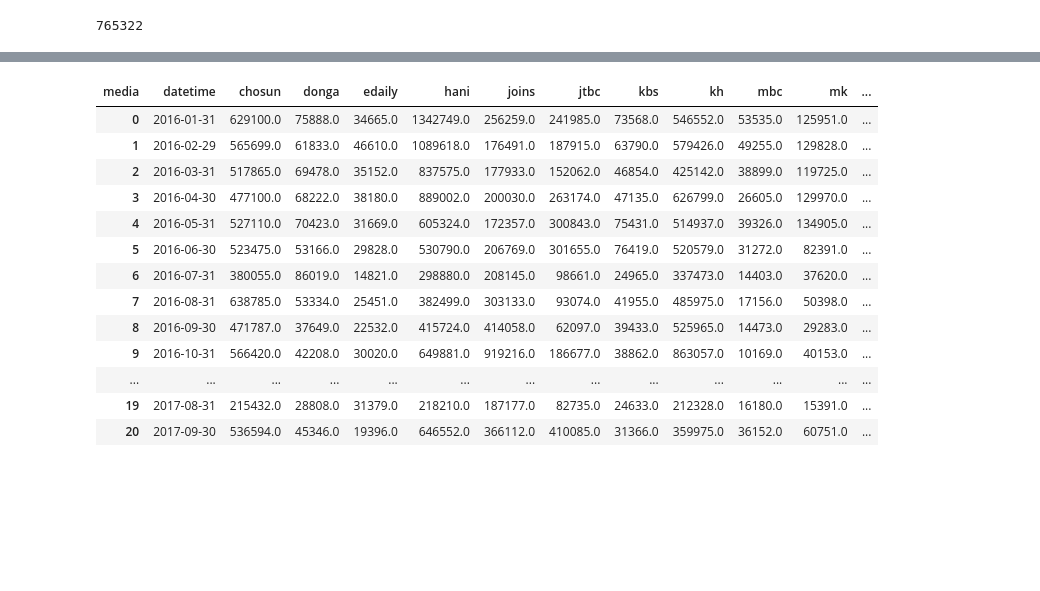
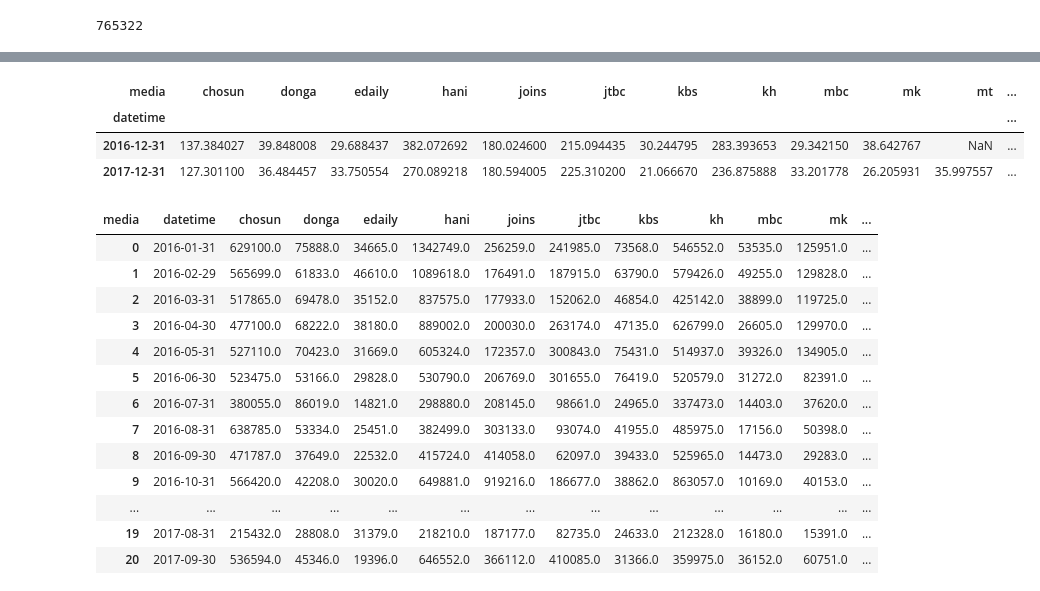
Before and after one commit to theoseo/newsmine, a Jupyter notebook: src/Facebook news share trend 1617.ipynb, the cells around one changed output, grey strips where cells are left out. Saved outputs shown, nothing was run; the diff lists cells and outputs as text; code cells hidden in the pictures; blank space fills up the shorter version.

```diff
--- a/src/Facebook news share trend 1617.ipynb
+++ b/src/Facebook news share trend 1617.ipynb
@@ -32,3 +120,11 @@ df['datetime'] = pd.to_datetime(df['datetime'])
+# %%
+media_mean_by_year = df.groupby([pd.Grouper(key='datetime', freq='Y'),'media'])['total'].mean()
+media_mean_by_year.unstack(level=-1)
+# %% [output]
+| media | chosun | donga | edaily | hani | joins | jtbc | kbs | kh | mbc | mk | mt | ... |
+| datetime |  |  |  |  |  |  |  |  |  |  |  | ... |
+| 2016-12-31 | 137.384027 | 39.848008 | 29.688437 | 382.072692 | 180.024600 | 215.094435 | 30.244795 | 283.393653 | 29.342150 | 38.642767 | NaN | ... |
+| 2017-12-31 | 127.301100 | 36.484457 | 33.750554 | 270.089218 | 180.594005 | 225.310200 | 21.066670 | 236.875888 | 33.201778 | 26.205931 | 35.997557 | ... |
 # %%
 group_total=df.groupby([pd.Grouper(key='datetime', freq='M'), 'media'])['total'].sum()
 unstacked_total=group_total.unstack(level=-1)
```
Also changed, not shown: parts of 8 cells of this notebook.
